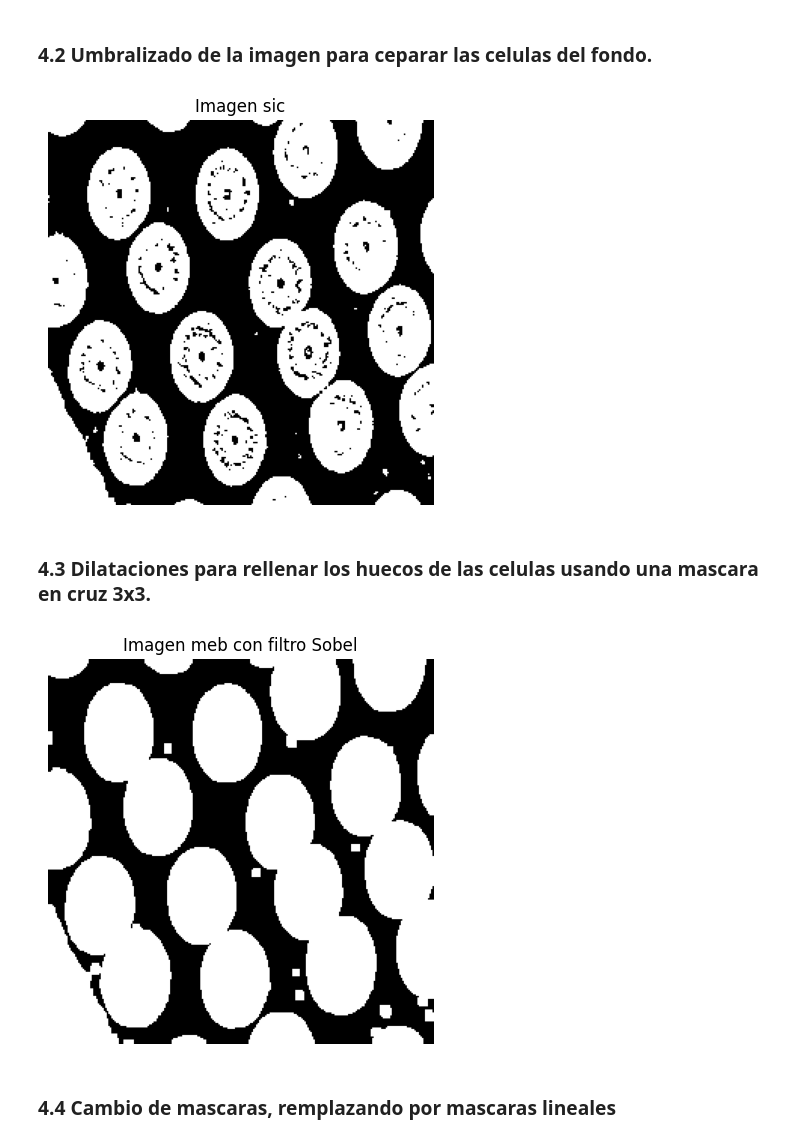
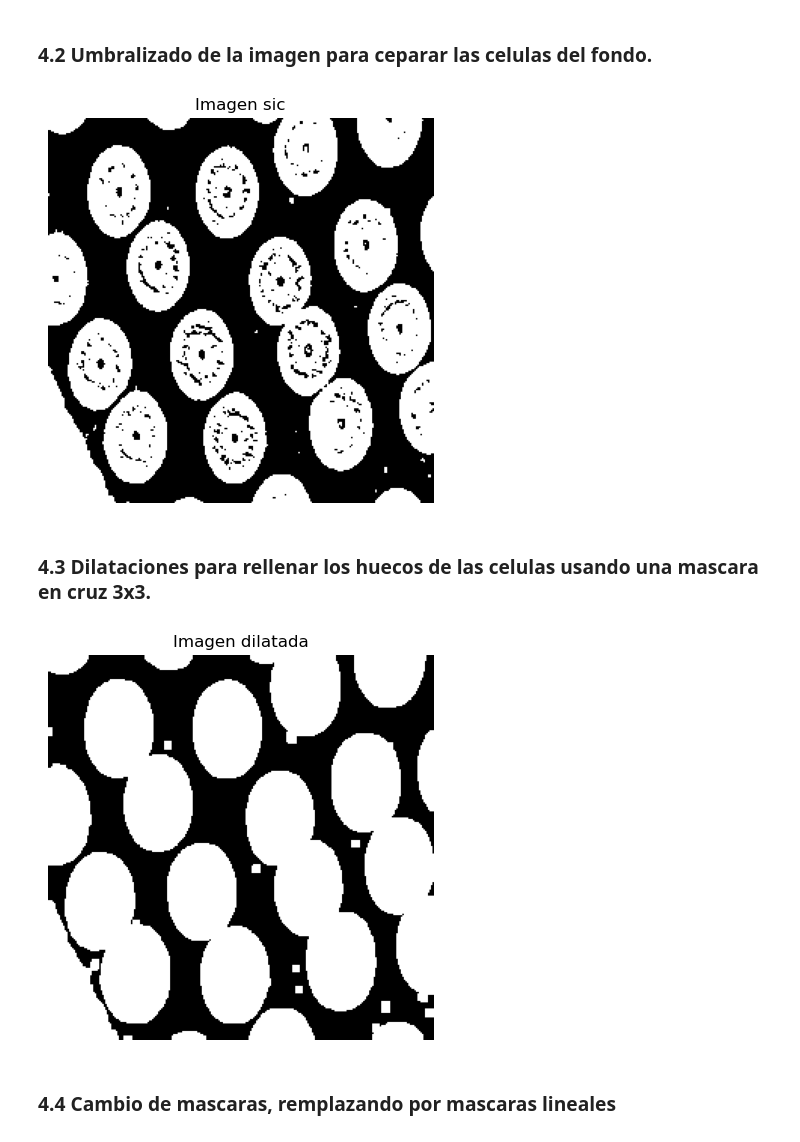
Before and after one commit to STinjaca/Talle-5, a Jupyter notebook: Taller 5 - Punto 4.ipynb, the cells around one changed output. Drawn from its saved outputs; the diff is of its cells as text; code cells hidden in the pictures.

```diff
--- a/Taller 5 - Punto 4.ipynb
+++ b/Taller 5 - Punto 4.ipynb
@@ -32,7 +33,7 @@ plt.show()
 # %% [markdown]
 ### 4.2 Umbralizado de la imagen para ceparar las celulas del fondo.
 # %%
-img_morpho_bin = cv2.threshold(img_sic, 56, 255, cv2.THRESH_BINARY)[1]
+img_morpho_bin = cv2.threshold(img_sic, 55, 255, cv2.THRESH_BINARY)[1]
 img_morpho_bin = cv2.bitwise_not(img_morpho_bin)
 
 fig, ax = plt.subplots(figsize=(10,5))
@@ -41,28 +42,28 @@ ax.set_title('Imagen sic')
 ax.axis('off')
 plt.show()
 # %% [output]
-[figure, old version]
+[figure, new version]
 # %% [markdown]
 ### 4.3 Dilataciones para rellenar los huecos de las celulas usando una mascara en cruz 3x3.
 # %%
 def create_cross_mask(size):
     mask = np.full((size, size), np.nan)
     center = size // 2
     mask[center, :] = 1
     mask[:, center] = 1
     return mask
 
 cross_mask = create_cross_mask(3)
 dilated_image = img_morpho_bin
 for i in range(2):
     dilated_image = dilation(dilated_image, footprint=cross_mask)
 
 fig, ax = plt.subplots(figsize=(10,5))
 ax.imshow(dilated_image, cmap='gray', vmin=0, vmax=255)
-ax.set_title('Imagen meb con filtro Sobel')
+ax.set_title('Imagen dilatada')
 ax.axis('off')
 plt.show()
 # %% [output]
-[figure, old version]
+[figure, new version]
 # %% [markdown]
 ### 4.4 Cambio de mascaras, remplazando por mascaras lineales
```
Also changed, not shown: parts of 6 cells of this notebook.
